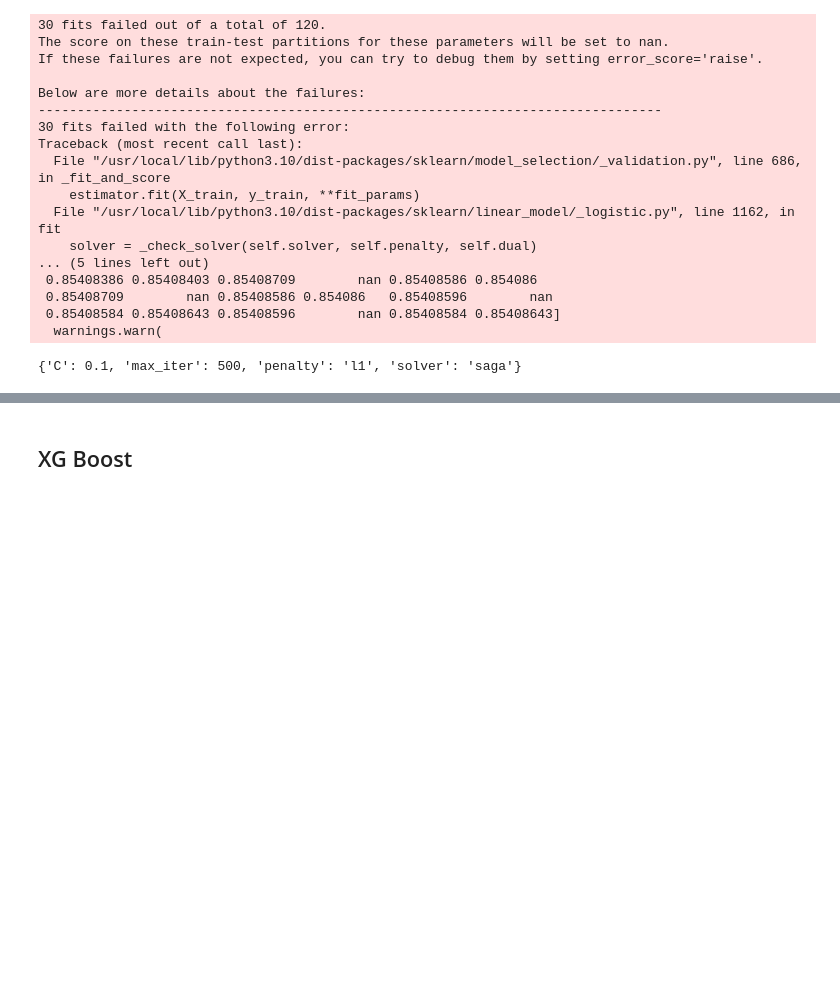
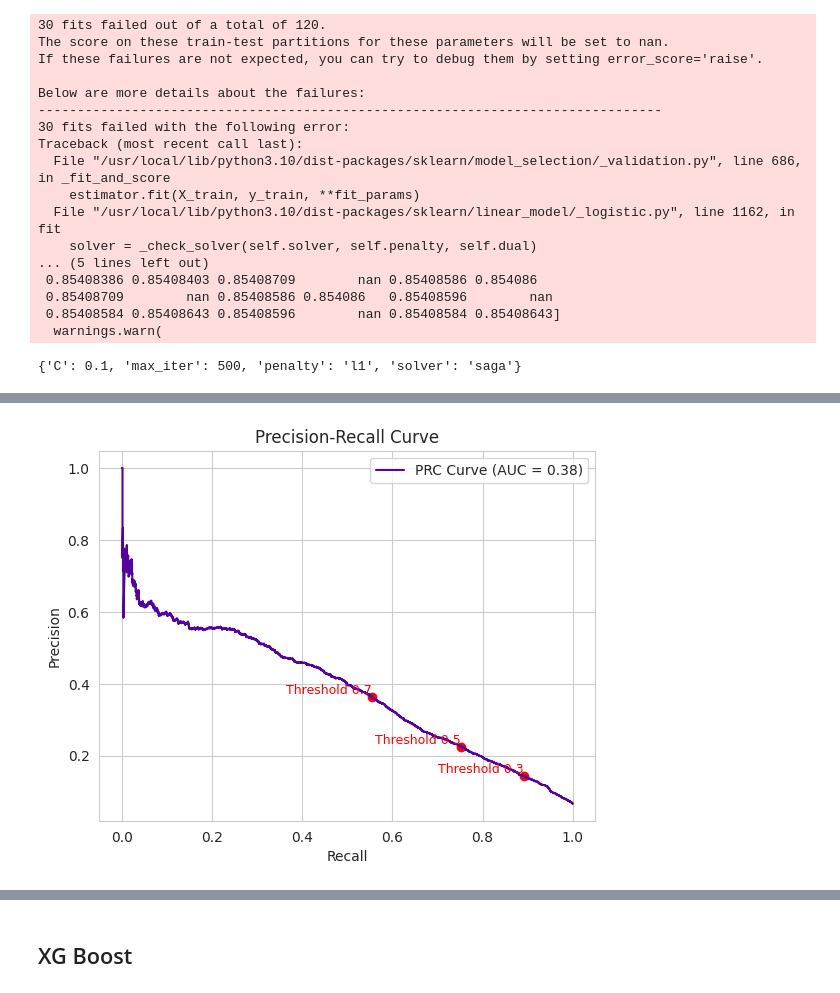
Before and after one commit to Saba-a11/Kaggle_Credit_Score, a Jupyter notebook: CreditModel.ipynb, the cells around one changed output, grey strips where cells are left out. Cells and saved outputs as stored; diff of their text form; code cells hidden in the pictures; blank space fills up the shorter version.

```diff
--- a/CreditModel.ipynb
+++ b/CreditModel.ipynb
@@ -1236,7 +1232,17 @@ memory usage: 56.1 MB
 # Training data:
 # X = df_train.drop(['SeriousDlqin2yrs', 'ID', 'RevolvingUtilizationOfUnsecuredLines', 'age',  'NumberOfTime30-59DaysPastDueNotWorse', 'NumberOfTimes90DaysLate',
                   #  'NumberOfTime60-89DaysPastDueNotWorse', 'OverduePaymentIndicatorsPCA'],axis=1)
-selected_columns = [
+
+selected_columns_1 = [
+                    'RevolvingUtilizationOfUnsecuredLines',
+                    'age',
+                    'DebtRatio',
+                    'MonthlyIncome',
+                    'NumberOfDependents',
+                    'OverduePaymentIndicatorsWeightedAverage',
+                    'NumberOfLoanWeightedAverage'
+]
+selected_columns_2 = [
                     'RevolvingUtilizationOfUnsecuredLines: < 0.003',
                     'RevolvingUtilizationOfUnsecuredLines: 0.003 - 0.0435',
                     'RevolvingUtilizationOfUnsecuredLines: 0.0435 - 0.154',
@@ -1274,11 +1280,11 @@ selected_columns = [
                     'NumberOfDependents']
 
 # Training data:
-X = df_train[selected_columns]
+X = df_train[selected_columns_1]
 y = df_train['SeriousDlqin2yrs']
 
 # Testing data:
-W = df_test[selected_columns]
+W = df_test[selected_columns_1]
 z = df_test['SeriousDlqin2yrs']
 # %%
 X_train, X_test, y_train, y_test = train_test_split(X, y, random_state=123, test_size = 0.2)
@@ -1364 +1422,31 @@ AUC Score :  0.8602
+# %%
+from sklearn.metrics import precision_recall_curve, auc
+import matplotlib.pyplot as plt
+
+# Assuming y_true and y_pred_prob are your true labels and predicted probabilities
+y_true = y_test
+y_pred_prob = y_prob
+
+# Calculate precision and recall for various decision thresholds
+precision, recall, thresholds = precision_recall_curve(y_true, y_pred_prob)
+
+# Calculate PRC AUC
+prc_auc = auc(recall, precision)
+
+# Plot the Precision-Recall Curve
+plt.plot(recall, precision, label=f'PRC Curve (AUC = {prc_auc:.2f})')
+plt.xlabel('Recall')
+plt.ylabel('Precision')
+plt.title('Precision-Recall Curve')
+plt.legend(loc='best')
+
+# Highlight decision thresholds on the curve
+for threshold in [0.3, 0.5, 0.7]:
+    idx = next(i for i, t in enumerate(thresholds) if t >= threshold)
+    plt.scatter(recall[idx], precision[idx], marker='o', color='red')
+    plt.text(recall[idx], precision[idx], f'Threshold {threshold}', fontsize=9, verticalalignment='bottom', horizontalalignment='right', color='red')
+
+plt.show()
+# %% [output]
+[figure, added]
 # %%
```
Also changed, not shown: parts of 35 cells of this notebook.
